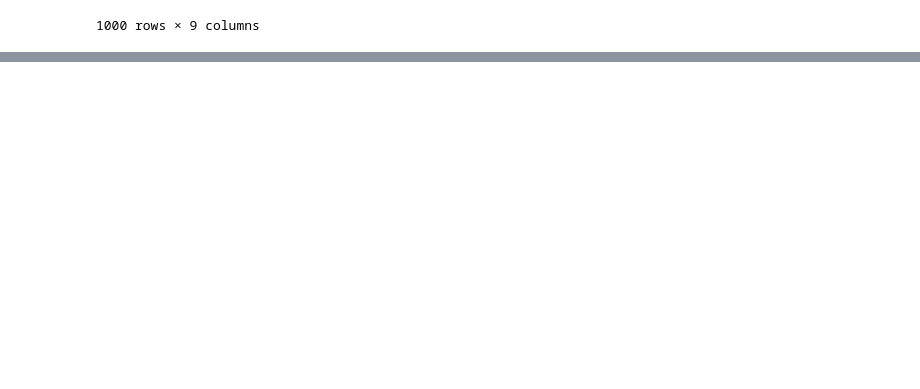
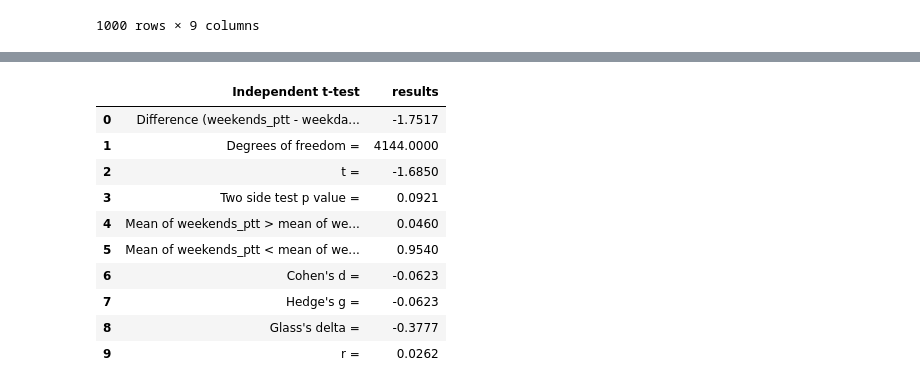
Before and after one commit to dtn058/FinalProject_group46, a Jupyter notebook: COGS108 Final project.ipynb, the cells around one changed output, grey strips where cells are left out. Saved outputs shown, nothing was run; the diff lists cells and outputs as text; code cells hidden in the pictures; blank space fills up the shorter version.

```diff
--- a/COGS108 Final project.ipynb
+++ b/COGS108 Final project.ipynb
@@ -225,0 +259,8 @@ TypeError: 'Series' object is not callable
+# %%
+import datetime
+test_weekends = test[test['publish_time'].dt.dayofweek >= 5]
+test_weekdays = test[test['publish_time'].dt.dayofweek < 5]
+
+test_weekends = test_weekends.drop(columns=["trending_date"])
+test_weekdays = test_weekdays.drop(columns=["trending_date"])
+test_weekends.head()
@@ -225,0 +292,20 @@ TypeError: 'Series' object is not callable
+# %%
+import researchpy as rp
+
+test_weekends["weekends_ptt"] = test_weekends["publish_to_trending"].dt.days
+test_weekdays["weekdays_ptt"] = test_weekdays["publish_to_trending"].dt.days
+
+descriptives, results = rp.ttest(test_weekends["weekends_ptt"],test_weekdays["weekdays_ptt"])
+results
+# %% [output]
+|  | Independent t-test | results |
+| 0 | Difference (weekends_ptt - weekda... | -1.7517 |
+| 1 | Degrees of freedom = | 4144.0000 |
+| 2 | t = | -1.6850 |
+| 3 | Two side test p value = | 0.0921 |
+| 4 | Mean of weekends_ptt > mean of we... | 0.0460 |
+| 5 | Mean of weekends_ptt < mean of we... | 0.9540 |
+| 6 | Cohen's d = | -0.0623 |
+| 7 | Hedge's g = | -0.0623 |
+| 8 | Glass's delta = | -0.3777 |
+| 9 | r = | 0.0262 |
```
Also changed, not shown: parts of 17 cells of this notebook.
